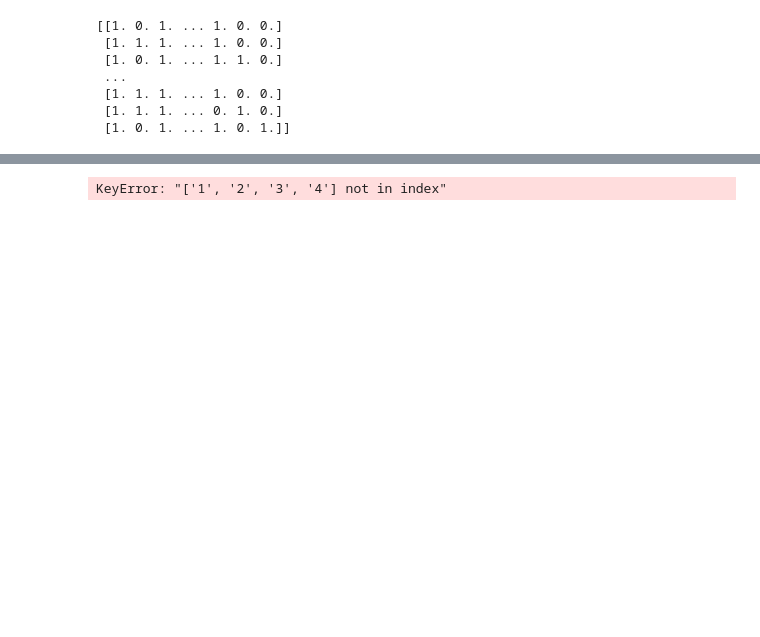
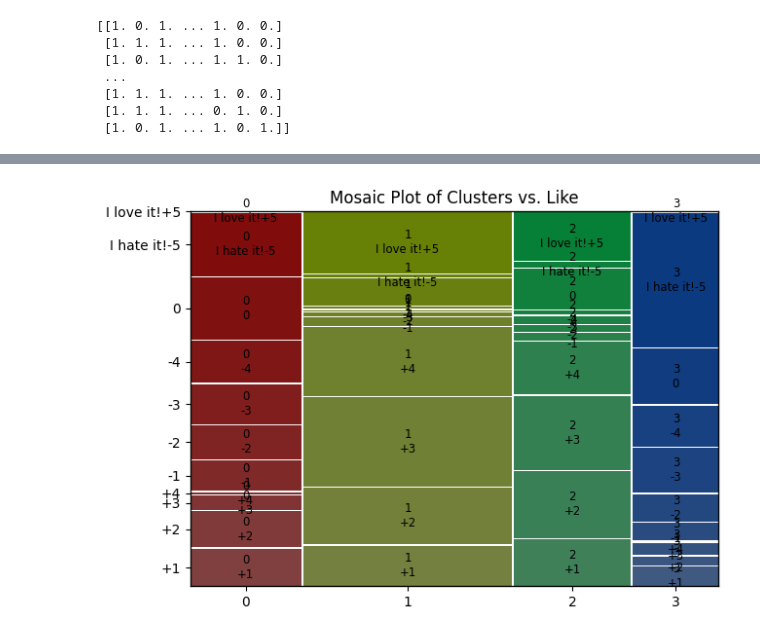
Before and after one commit to sree-hari-s/CaseStudy-Fast-Food, a Jupyter notebook: Case_Study_Fast_Food.ipynb, the cells around one changed output, grey strips where cells are left out. Drawn from its saved outputs; the diff is of its cells as text; code cells hidden in the pictures; blank space fills up the shorter version.

```diff
--- a/Case_Study_Fast_Food.ipynb
+++ b/Case_Study_Fast_Food.ipynb
@@ -242,13 +214,14 @@ plt.show()
 num_segments = range(2, 9)
 
 segment_stability = []
-for segment in range(2, 9):
-    labels_segment = MD_km28[str(segment)].predict(MD)
+for segment in num_segments:
+    labels_segment = MD_km[str(segment)].predict(MD)
     segment_stability.append(labels_segment)
 
 plt.figure(figsize=(8, 6))
-for i, segment in enumerate(range(2, 9)):
-    plt.plot(num_segments, [np.mean(segment_stability[i] == labels) for labels in segment_stability], marker='o', label=f'Segment {segment}')
+for i, segment in enumerate(num_segments):
+    stability_scores = [np.mean(segment_stability[i] == labels) for labels in segment_stability]
+    plt.plot(num_segments, stability_scores, marker='o', label=f'Segment {segment}')
 
 plt.xlabel('Number of Segments')
 plt.ylabel('Segment Level Stability')
@@ -474,15 +434,16 @@ Name: count, dtype: int64
 # %%
 from patsy import dmatrices
 
-independent_vars = data.columns[0:11]
+# Select the independent variables from the first 11 columns
+independent_vars = data.columns[:11]
 
-formula_str = ' + '.join(independent_vars)
+# Create a formula string
+formula_str = 'Like ~ ' + ' + '.join(independent_vars)
 
-formula_str = 'Like ~ ' + formula_str
-
-
+# Create the design matrix
 f = dmatrices(formula_str, data=data)[1]
 
+# Print the design matrix
 print(f)
 # %% [output]
 [[1. 0. 1. ... 1. 0. 0.]
@@ -569,33 +528,33 @@ plt.show()
 # %%
 from statsmodels.graphics.mosaicplot import mosaic
 from itertools import product
-#Label encoding for categorical - Converting 11 cols with yes/no
+from sklearn.preprocessing import LabelEncoder
 
-from sklearn.preprocessing import LabelEncoder
-def labelling(x):
-    data1[x] = LabelEncoder().fit_transform(data1[x])
-    return data1
+# Function for label encoding
+def labelling(x, data):
+    data[x] = LabelEncoder().fit_transform(data[x])
+    return data
 
+# Categorical columns to label encode
 cat = ['yummy', 'convenient', 'spicy', 'fattening', 'greasy', 'fast', 'cheap',
        'tasty', 'expensive', 'healthy', 'disgusting']
 
 for i in cat:
-    labelling(i)
-data1
-df_eleven = data1.loc[:,cat]
-df_eleven
+    data1 = labelling(i, data1)
+
+df_eleven = data1.loc[:, cat]
+
 kmeans = KMeans(n_clusters=4, init='k-means++', random_state=0).fit(df_eleven)
 data1['cluster_num'] = kmeans.labels_
-crosstab =pd.crosstab(data1['cluster_num'],data1['Like'])
-#Reordering cols
-data1
-crosstab = crosstab[['I hate it!-5','-4','-3','-2','-1','0','1','2','3','4','I love it!+5']]
-crosstab
-plt.rcParams['figure.figsize'] = (7,5)
+
+crosstab = pd.crosstab(data1['cluster_num'], data1['Like'])
+
+plt.rcParams['figure.figsize'] = (7, 5)
 mosaic(crosstab.stack())
+plt.title("Mosaic Plot of Clusters vs. Like")
 plt.show()
 # %% [output]
-KeyError: "['1', '2', '3', '4'] not in index"
+[figure, added]
 # %%
 from statsmodels.graphics.mosaicplot import mosaic
 
```
Also changed, not shown: parts of 45 cells of this notebook, 1 other file.
